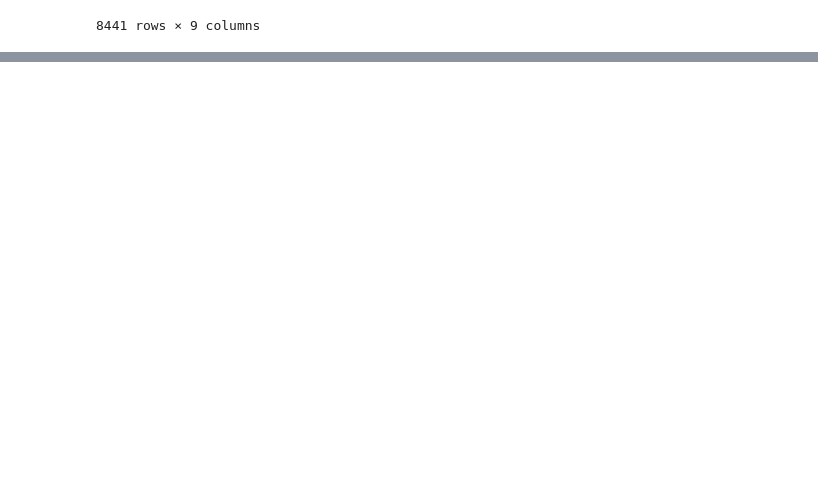
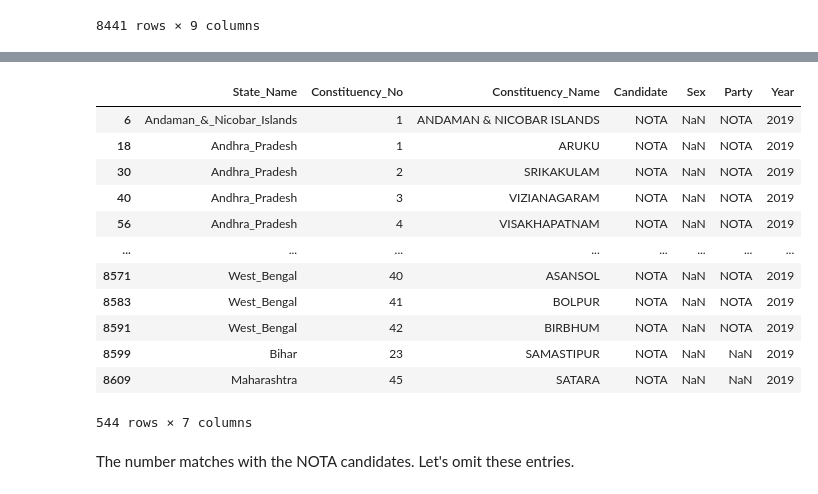
Before and after one commit to ujjwaltyagi2000/manthan, a Jupyter notebook: notebooks/4-data-cleaning.ipynb, the cells around one changed output, grey strips where cells are left out. Saved outputs shown, nothing was run; the diff lists cells and outputs as text; code cells hidden in the pictures; blank space fills up the shorter version.

```diff
--- a/notebooks/4-data-cleaning.ipynb
+++ b/notebooks/4-data-cleaning.ipynb
@@ -385,0 +517,19 @@ cand_list_2024.to_csv("../data/processed/candidates_list_2024.csv, index=False")
+# %%
+nan_sex_rows = cand_list_2019[cand_list_2019['Sex'].isnull()]
+nan_sex_rows
+# %% [output]
+|  | State_Name | Constituency_No | Constituency_Name | Candidate | Sex | Party | Year |
+| 6 | Andaman_&_Nicobar_Islands | 1 | ANDAMAN & NICOBAR ISLANDS | NOTA | NaN | NOTA | 2019 |
+| 18 | Andhra_Pradesh | 1 | ARUKU | NOTA | NaN | NOTA | 2019 |
+| 30 | Andhra_Pradesh | 2 | SRIKAKULAM | NOTA | NaN | NOTA | 2019 |
+| 40 | Andhra_Pradesh | 3 | VIZIANAGARAM | NOTA | NaN | NOTA | 2019 |
+| 56 | Andhra_Pradesh | 4 | VISAKHAPATNAM | NOTA | NaN | NOTA | 2019 |
+| ... | ... | ... | ... | ... | ... | ... | ... |
+| 8571 | West_Bengal | 40 | ASANSOL | NOTA | NaN | NOTA | 2019 |
+| 8583 | West_Bengal | 41 | BOLPUR | NOTA | NaN | NOTA | 2019 |
+| 8591 | West_Bengal | 42 | BIRBHUM | NOTA | NaN | NOTA | 2019 |
+| 8599 | Bihar | 23 | SAMASTIPUR | NOTA | NaN | NaN | 2019 |
+| 8609 | Maharashtra | 45 | SATARA | NOTA | NaN | NaN | 2019 |
+544 rows × 7 columns
+# %% [markdown]
+The number matches with the NOTA candidates. Let's omit these entries.
```
Also changed, not shown: parts of 42 cells of this notebook.
